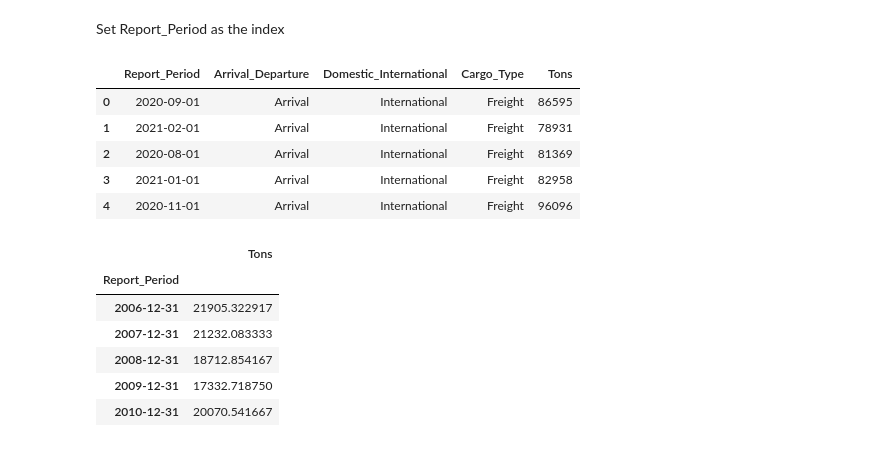
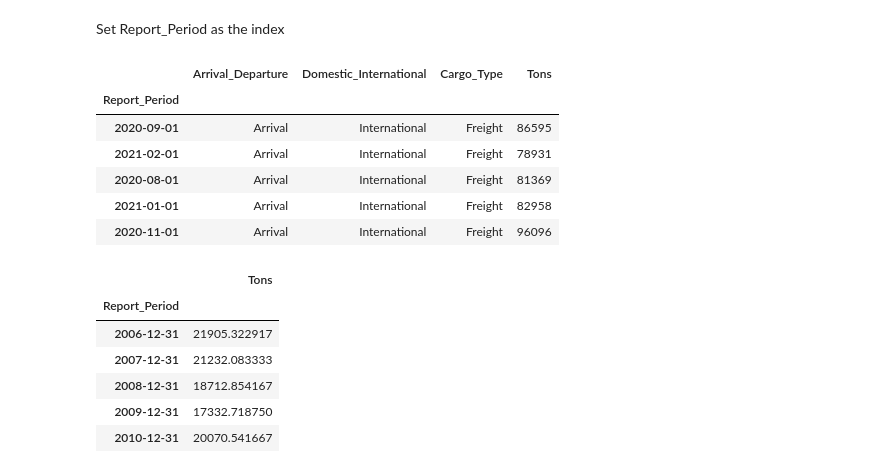
Before and after one commit to IsaganiJulian/LAX_Analysis, a Jupyter notebook: cargo/cargo.ipynb, the cells around one changed output. Saved outputs shown, nothing was run; the diff lists cells and outputs as text; code cells hidden in the pictures.

Commit message:
update
Cargo data set visuals for average freight and mail air cargo tons

```diff
--- a/cargo/cargo.ipynb
+++ b/cargo/cargo.ipynb
@@ -137,5 +121,7 @@ cargo_df
 # %%
 cargo_df.to_csv('cargo_df.csv', index=False)
+# %%
+cargo_df=pd.read_csv(r'/Users/isaganijulian/Documents/GitHub/LAX_Analysis/cargo/cargo_df.csv')
 # %%
 cargo_df.info()
 # %% [output]
@@ -179,14 +165,17 @@ Tons                               int64
 dtype: object
 # %% [markdown]
 Set Report_Period as the index
+# %%
+data1=cargo_df.set_index("Report_Period")
 # %%
-cargo_df.head()
+data1.head()
 # %% [output]
-|  | Report_Period | Arrival_Departure | Domestic_International | Cargo_Type | Tons |
-| 0 | 2020-09-01 | Arrival | International | Freight | 86595 |
-| 1 | 2021-02-01 | Arrival | International | Freight | 78931 |
-| 2 | 2020-08-01 | Arrival | International | Freight | 81369 |
-| 3 | 2021-01-01 | Arrival | International | Freight | 82958 |
-| 4 | 2020-11-01 | Arrival | International | Freight | 96096 |
+|  | Arrival_Departure | Domestic_International | Cargo_Type | Tons |
+| Report_Period |  |  |  |  |
+| 2020-09-01 | Arrival | International | Freight | 86595 |
+| 2021-02-01 | Arrival | International | Freight | 78931 |
+| 2020-08-01 | Arrival | International | Freight | 81369 |
+| 2021-01-01 | Arrival | International | Freight | 82958 |
+| 2020-11-01 | Arrival | International | Freight | 96096 |
 # %%
 # Set index to datetime
```
Also changed, not shown: parts of 25 cells of this notebook.
